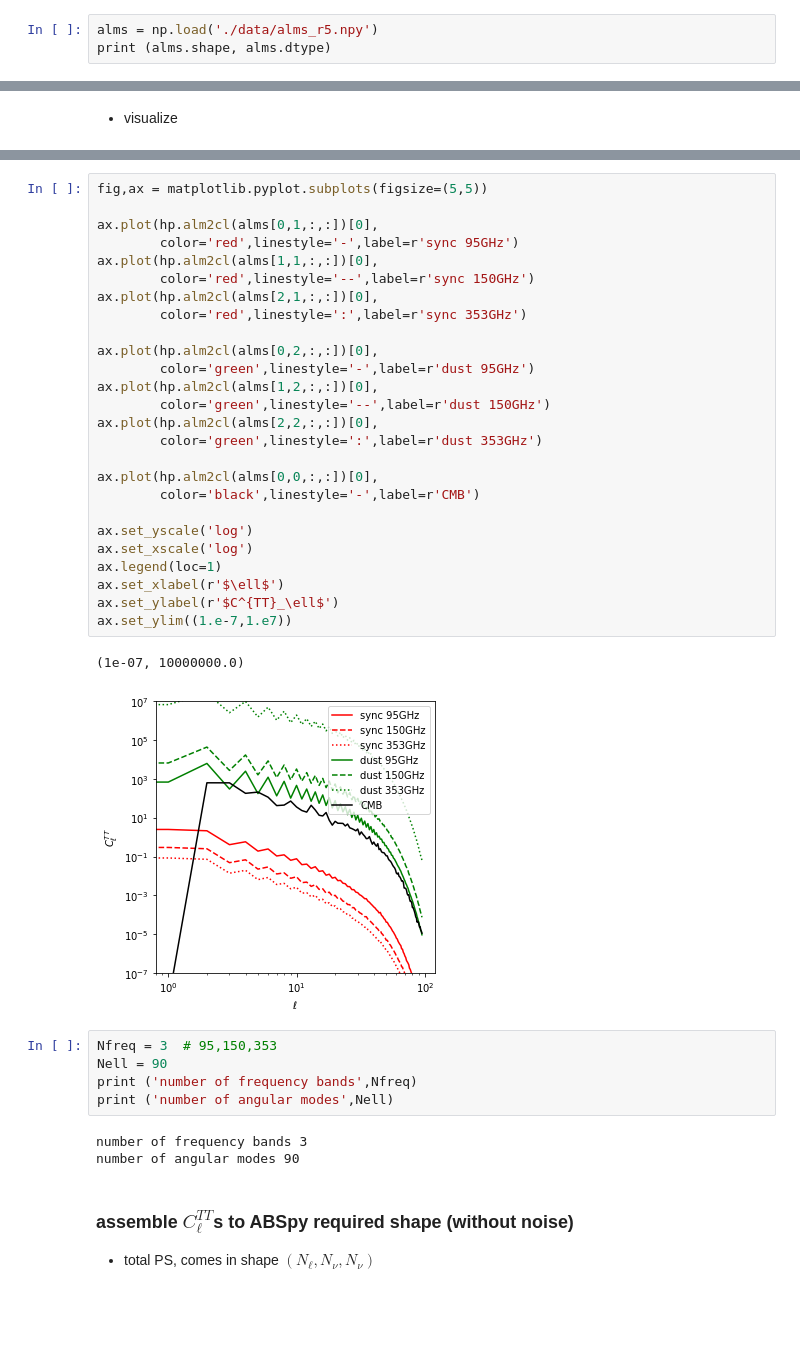
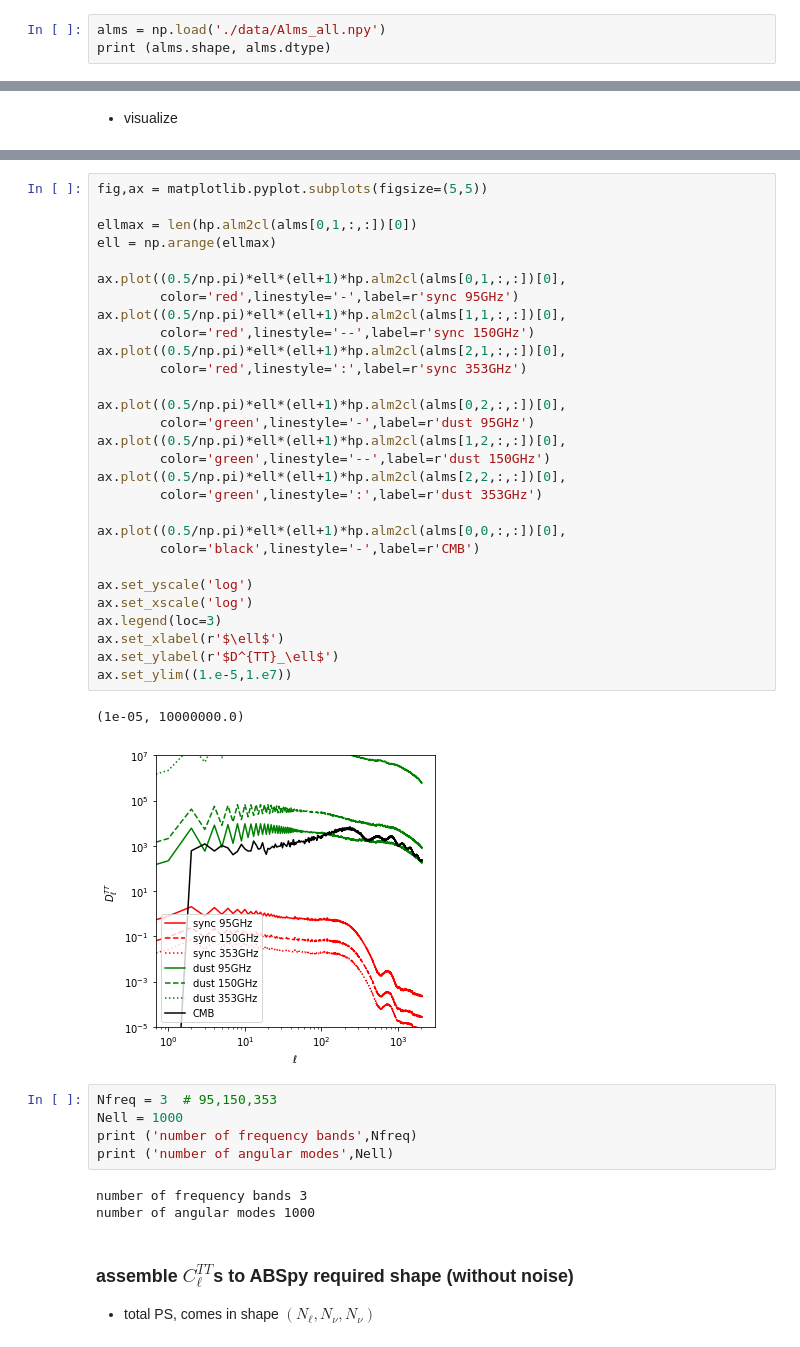
Before and after one commit to yaojian95/ABSpy, a Jupyter notebook: tutorials/tutorial02.ipynb, the cells around one changed output, grey strips where cells are left out. Saved outputs shown, nothing was run; the diff lists cells and outputs as text; blank space fills up the shorter version.

```diff
--- a/tutorials/tutorial02.ipynb
+++ b/tutorials/tutorial02.ipynb
@@ -15,6 +15,6 @@ import abspy as ap
 
 - in `alms_r5.npy`, 3 frequency bands, 4 components (cmb,sync,dust,noise)
 # %%
-alms = np.load('./data/alms_r5.npy')
+alms = np.load('./data/Alms_all.npy')
 print (alms.shape, alms.dtype)
 # %% [output]
@@ -86,40 +86,43 @@ hp.mollview(noise_map_f150[2],format='%.2e',
 # %%
 fig,ax = matplotlib.pyplot.subplots(figsize=(5,5))
 
-ax.plot(hp.alm2cl(alms[0,1,:,:])[0],
+ellmax = len(hp.alm2cl(alms[0,1,:,:])[0])
+ell = np.arange(ellmax)
+
+ax.plot((0.5/np.pi)*ell*(ell+1)*hp.alm2cl(alms[0,1,:,:])[0],
         color='red',linestyle='-',label=r'sync 95GHz')
-ax.plot(hp.alm2cl(alms[1,1,:,:])[0],
+ax.plot((0.5/np.pi)*ell*(ell+1)*hp.alm2cl(alms[1,1,:,:])[0],
         color='red',linestyle='--',label=r'sync 150GHz')
-ax.plot(hp.alm2cl(alms[2,1,:,:])[0],
+ax.plot((0.5/np.pi)*ell*(ell+1)*hp.alm2cl(alms[2,1,:,:])[0],
         color='red',linestyle=':',label=r'sync 353GHz')
 
-ax.plot(hp.alm2cl(alms[0,2,:,:])[0],
+ax.plot((0.5/np.pi)*ell*(ell+1)*hp.alm2cl(alms[0,2,:,:])[0],
         color='green',linestyle='-',label=r'dust 95GHz')
-ax.plot(hp.alm2cl(alms[1,2,:,:])[0],
+ax.plot((0.5/np.pi)*ell*(ell+1)*hp.alm2cl(alms[1,2,:,:])[0],
         color='green',linestyle='--',label=r'dust 150GHz')
-ax.plot(hp.alm2cl(alms[2,2,:,:])[0],
+ax.plot((0.5/np.pi)*ell*(ell+1)*hp.alm2cl(alms[2,2,:,:])[0],
         color='green',linestyle=':',label=r'dust 353GHz')
 
-ax.plot(hp.alm2cl(alms[0,0,:,:])[0],
+ax.plot((0.5/np.pi)*ell*(ell+1)*hp.alm2cl(alms[0,0,:,:])[0],
         color='black',linestyle='-',label=r'CMB')
 
 ax.set_yscale('log')
 ax.set_xscale('log')
-ax.legend(loc=1)
+ax.legend(loc=3)
 ax.set_xlabel(r'$\ell$')
-ax.set_ylabel(r'$C^{TT}_\ell$')
-ax.set_ylim((1.e-7,1.e7))
+ax.set_ylabel(r'$D^{TT}_\ell$')
+ax.set_ylim((1.e-5,1.e7))
 # %% [output]
-(1e-07, 10000000.0)
+(1e-05, 10000000.0)
-[figure, old version]
+[figure, new version]
 # %%
 Nfreq = 3  # 95,150,353
-Nell = 90
+Nell = 1000
 print ('number of frequency bands',Nfreq)
 print ('number of angular modes',Nell)
 # %% [output]
 number of frequency bands 3
-number of angular modes 90
+number of angular modes 1000
 # %% [markdown]
 ### assemble $C^{TT}_\ell$s to ABSpy required shape (without noise)
 
```
Also changed, not shown: parts of 9 cells of this notebook.
